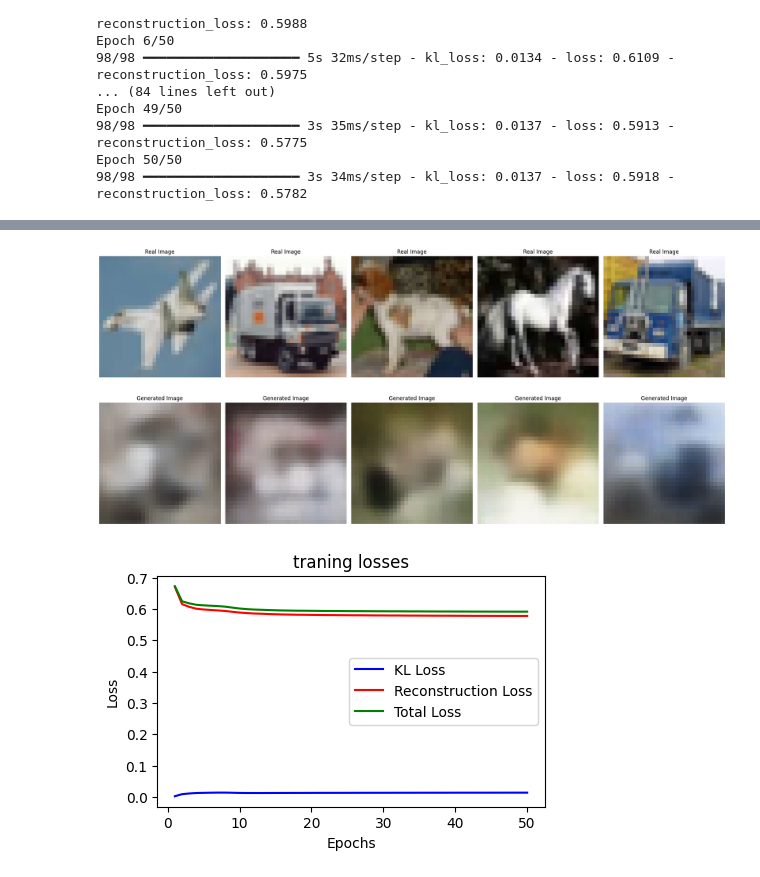
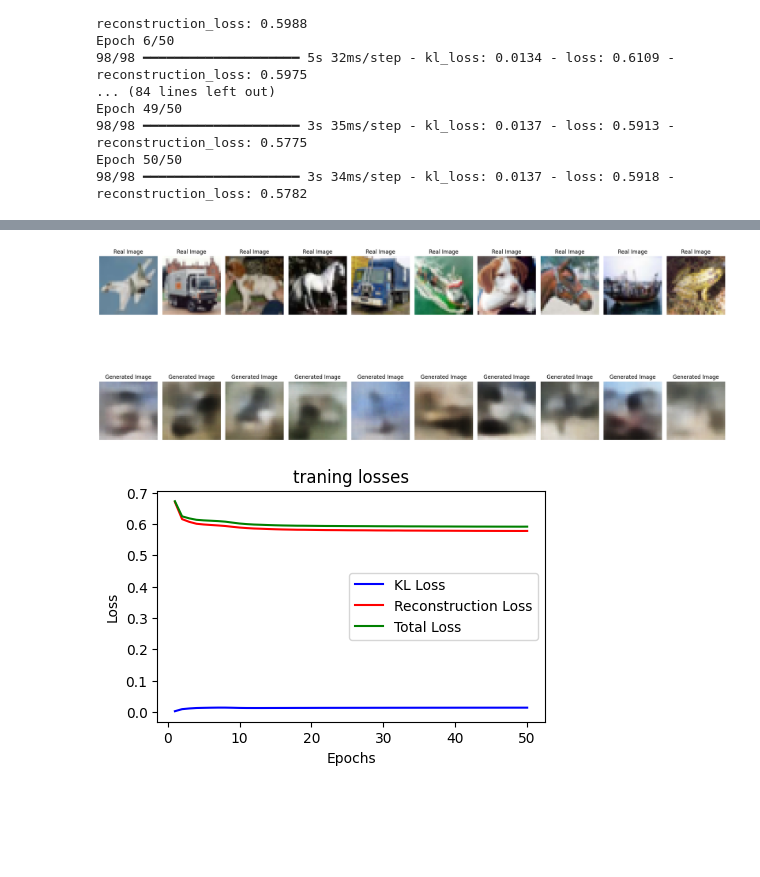
Before and after one commit to Ritishh00/GEN-AI, a Jupyter notebook: GEN_AI_29_01_25.ipynb, the cells around one changed output, grey strips where cells are left out. Saved outputs shown, nothing was run; the diff lists cells and outputs as text; code cells hidden in the pictures; blank space fills up the shorter version.

```diff
--- a/GEN_AI_29_01_25.ipynb
+++ b/GEN_AI_29_01_25.ipynb
@@ -174,5 +174,5 @@ def plot_real_and_generated_images(real_images, generated_images,num_images_to_g
     plt.tight_layout()
     plt.show()
 
-plot_real_and_generated_images(x_test, generated_images, 5)
+plot_real_and_generated_images(x_test, generated_images, 10)
 # %% [output]
@@ -180,4 +180,4 @@ plot_real_and_generated_images(x_test, generated_images, 5)
-[figure, old version]
+[figure, new version]
 # %%
 kl_loss = history.history['kl_loss']
 reconstruction_loss = history.history['reconstruction_loss']
```
Also changed, not shown: parts of 9 cells of this notebook.
